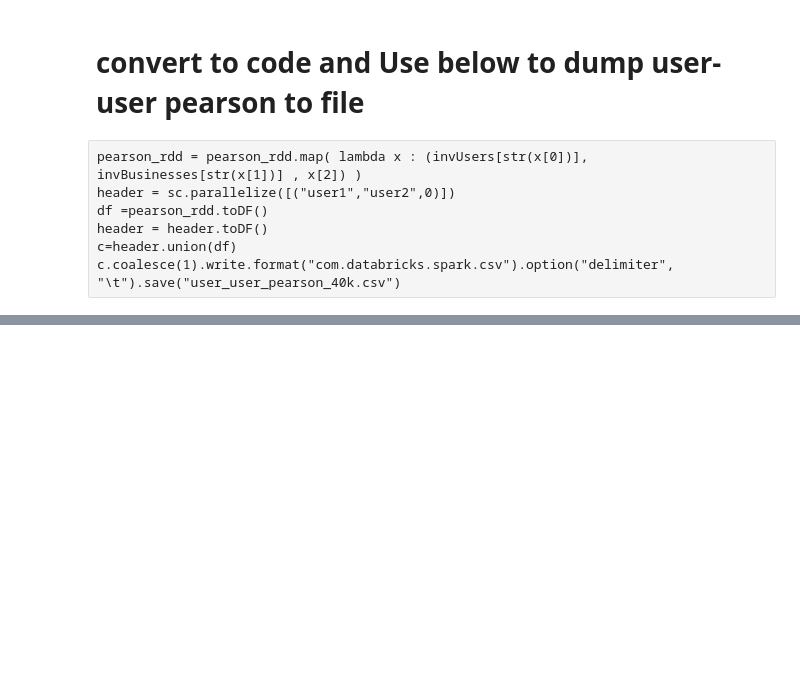
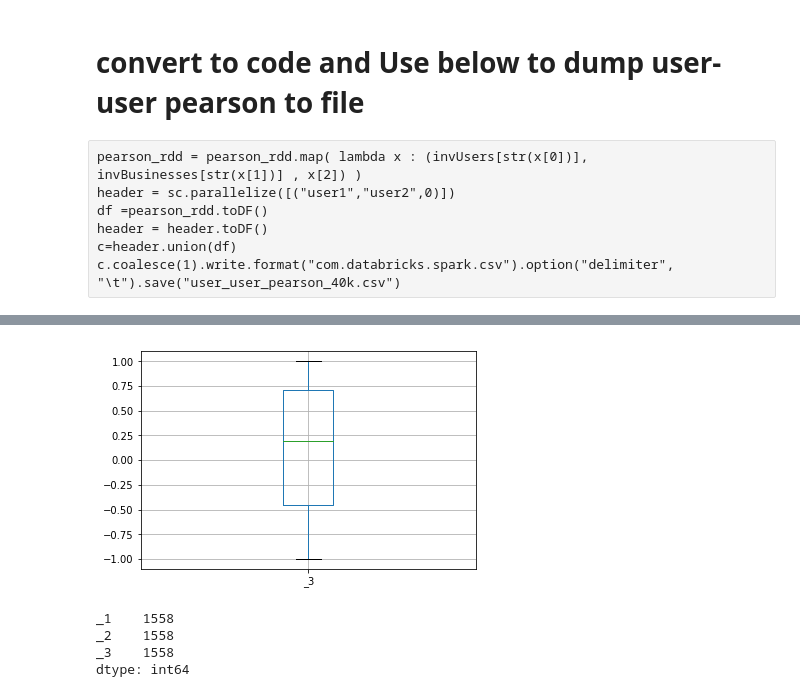
Before and after one commit to vijetha35/FriendsRecommendationForYelpUsers, a Jupyter notebook: UserUserSimilarity.ipynb, the cells around one changed output, grey strips where cells are left out. Cells and saved outputs as stored; diff of their text form; code cells hidden in the pictures; blank space fills up the shorter version.

```diff
--- a/UserUserSimilarity.ipynb
+++ b/UserUserSimilarity.ipynb
@@ -149,0 +219,4 @@ c.coalesce(1).write.format("com.databricks.spark.csv").option("delimiter", "\t")
+# %%
+boxplot = pearson_df.boxplot(column=["_3"])
+# %% [output]
+[figure, added]
@@ -149,0 +225,7 @@ c.coalesce(1).write.format("com.databricks.spark.csv").option("delimiter", "\t")
+# %%
+data.count()
+# %% [output]
+_1    1558
+_2    1558
+_3    1558
+dtype: int64
```
Also changed, not shown: parts of 21 cells of this notebook.
